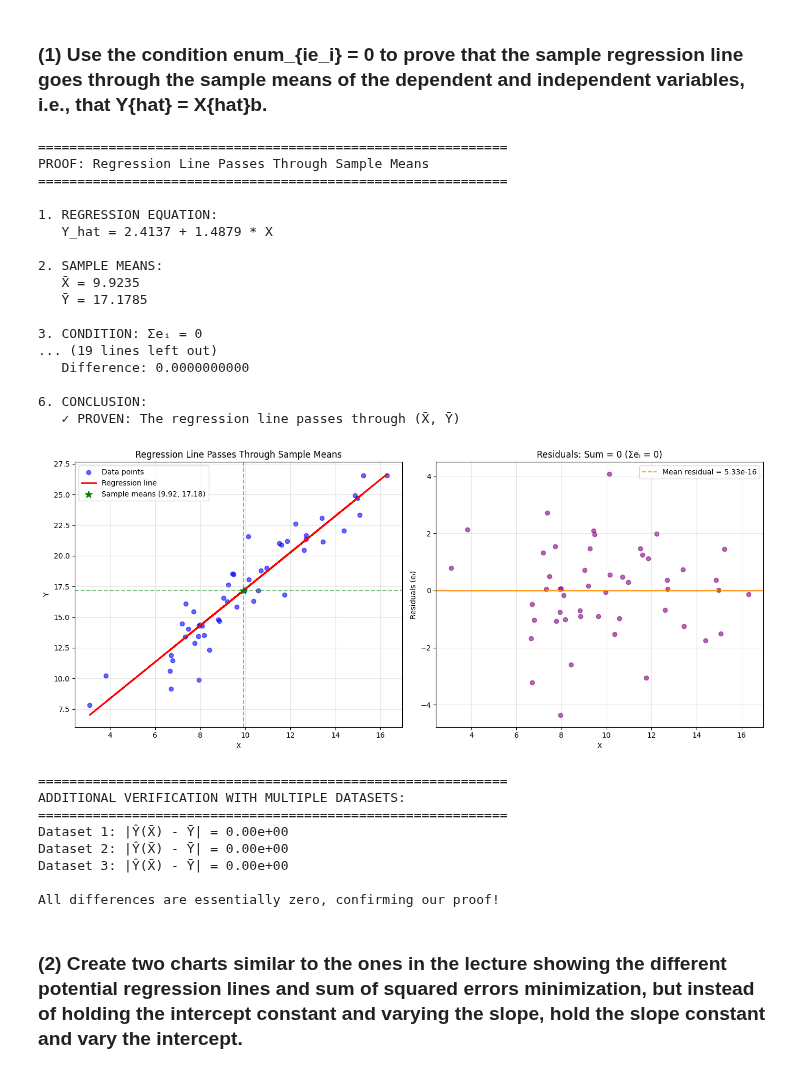
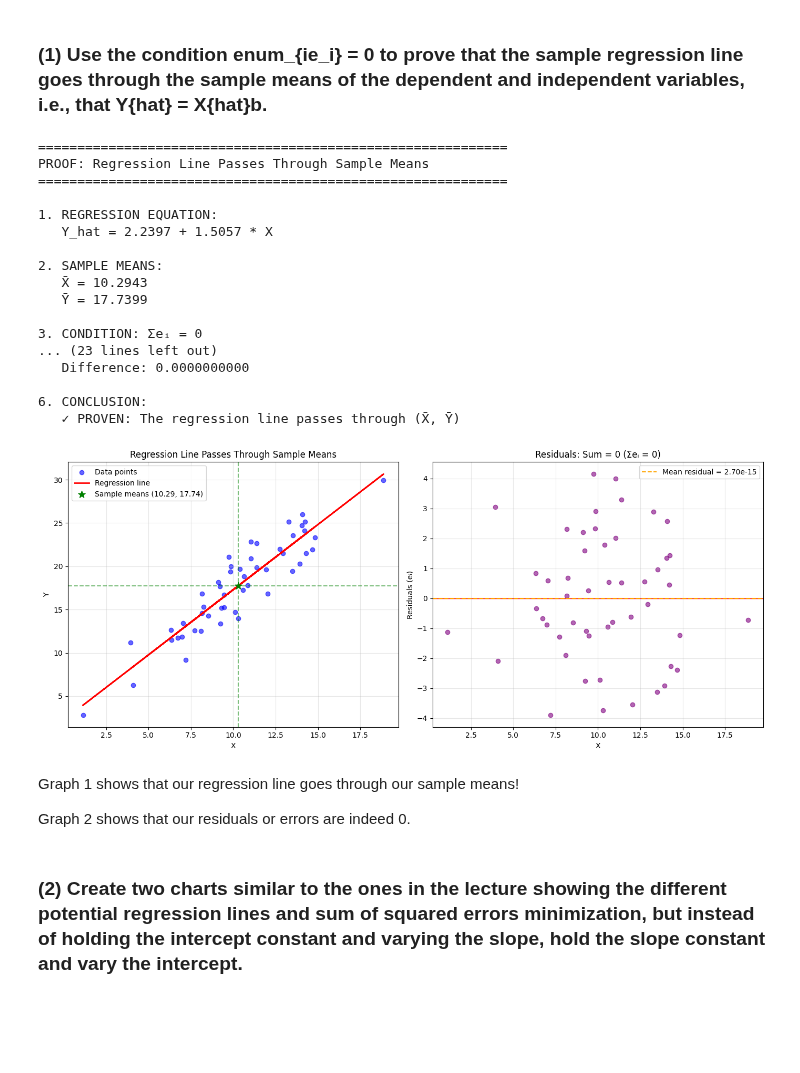
Before and after one commit to IanTaiAhn/econ6550, a Jupyter notebook: colab_assignments/Google_Colab_Assignment_3.ipynb, the cells around one changed output. Saved outputs shown, nothing was run; the diff lists cells and outputs as text; code cells hidden in the pictures; blank space fills up the shorter version.

Commit message:
added reasong for proof and working on 2

```diff
--- a/colab_assignments/Google_Colab_Assignment_3.ipynb
+++ b/colab_assignments/Google_Colab_Assignment_3.ipynb
@@ -12,7 +12,7 @@ from scipy.stats import pearsonr
 <h3>(1) Use the condition enum_{ie_i} = 0 to prove that the sample regression line goes through the sample means of the dependent and independent variables, i.e., that Y{hat} = X{hat}b.</h3>
 # %%
 # Generate sample data
-np.random.seed(1)
+np.random.seed(66)
 n = 50
 X = np.random.normal(10, 3, n)
 Y = 2 + 1.5 * X + np.random.normal(0, 2, n)
@@ -47,19 +47,25 @@ print(f"\n3. CONDITION: Σeᵢ = 0")
 sum_residuals = np.sum(residuals)
 print(f"   Sum of residuals = {sum_residuals:.10f}")
 print(f"   (Should be approximately 0)")
+print(f"   (Fancy way of saying my errors or residuals between my actual Y and predicted Y equal 0.)")
+
 
 print(f"\n4. MATHEMATICAL PROOF:")
 print("   Starting with the condition Σeᵢ = 0")
-print("   where eᵢ = Yᵢ - Ŷᵢ = Yᵢ - (b₀ + b₁Xᵢ)")
+print("   where eᵢ = Yᵢ - Ŷᵢ = Yᵢ - (b₀ + b₁Xᵢ), this basically says my residual or error is equal to y actual minues my y hat or predicted y. Then we substitute Y_hat with our linear regression equation.")
 print()
-print("   Σeᵢ = Σ(Yᵢ - b₀ - b₁Xᵢ) = 0")
-print("   ΣYᵢ - nb₀ - b₁ΣXᵢ = 0")
+print("   Σeᵢ = Σ(Yᵢ - b₀ - b₁Xᵢ) = 0, The residuals(eᵢ) get substituted with this equation since they are equal to each other. (Yᵢ - b₀ - b₁Xᵢ)")
+print("   ΣYᵢ - nb₀ - b₁ΣXᵢ = 0, Now we use summation properties to split our variables. This works due to basic algebra principals, aka we distributed the summation sign, and this works since b₀ & b₁ are constants.")
 print("   ΣYᵢ - nb₀ - b₁ΣXᵢ = 0")
 print()
 print("   Dividing by n:")
 print("   (ΣYᵢ/n) - b₀ - b₁(ΣXᵢ/n) = 0")
 print("   Ȳ - b₀ - b₁X̄ = 0")
 print("   Therefore: Ȳ = b₀ + b₁X̄")
+print("   n is the number of observations or data points we have currently. We divided by n since we are getting the summation of our data points meaning we are finding the mean(mean is total sum divided by count).")
+print("   Now we can see that we basically have our linear regression equation again, but it's solving for the mean Y, and utilizes the mean X.")
+print("   This was all possible due to our sum or residuals rule since we were able to substitute out the predicted values Ŷᵢ.")
+
 
 print(f"\n5. VERIFICATION:")
 Y_hat_at_means = b0 + b1 * X_mean
@@ -92,67 +98,41 @@ ax1.set_title('Regression Line Passes Through Sample Means')
 ax1.legend()
 ax1.grid(True, alpha=0.3)
 
 # Plot 2: Residuals
 ax2.scatter(X, residuals, alpha=0.6, color='purple')
 ax2.axhline(y=0, color='red', linestyle='-', linewidth=1)
 ax2.axhline(y=np.mean(residuals), color='orange', linestyle='--',
            label=f'Mean residual = {np.mean(residuals):.2e}')
 ax2.set_xlabel('X')
 ax2.set_ylabel('Residuals (eᵢ)')
 ax2.set_title('Residuals: Sum = 0 (Σeᵢ = 0)')
 ax2.legend()
 ax2.grid(True, alpha=0.3)
 
 plt.tight_layout()
 plt.show()
-
-print(f"\n" + "=" * 60)
-print("ADDITIONAL VERIFICATION WITH MULTIPLE DATASETS:")
-print("=" * 60)
-
-# Test with multiple random datasets
-for i in range(3):
-    np.random.seed(i + 100)
-    X_test = np.random.uniform(0, 20, 30)
-    Y_test = 5 + 2.3 * X_test + np.random.normal(0, 3, 30)
-
-    model_test = LinearRegression()
-    model_test.fit(X_test.reshape(-1, 1), Y_test)
-
-    X_mean_test = np.mean(X_test)
-    Y_mean_test = np.mean(Y_test)
-    Y_pred_at_mean = model_test.predict([[X_mean_test]])[0]
-
-    print(f"Dataset {i+1}: |Ŷ(X̄) - Ȳ| = {abs(Y_pred_at_mean - Y_mean_test):.2e}")
-
-print("\nAll differences are essentially zero, confirming our proof!")
 # %% [output]
 ============================================================
 PROOF: Regression Line Passes Through Sample Means
 ============================================================
 
 1. REGRESSION EQUATION:
-   Y_hat = 2.4137 + 1.4879 * X
+   Y_hat = 2.2397 + 1.5057 * X
 
 2. SAMPLE MEANS:
-   X̄ = 9.9235
-   Ȳ = 17.1785
+   X̄ = 10.2943
+   Ȳ = 17.7399
 
 3. CONDITION: Σeᵢ = 0
-... (19 lines left out)
+... (23 lines left out)
    Difference: 0.0000000000
 
 6. CONCLUSION:
    ✓ PROVEN: The regression line passes through (X̄, Ȳ)
-[figure, old version]
+[figure, new version]
-============================================================
-ADDITIONAL VERIFICATION WITH MULTIPLE DATASETS:
-============================================================
-Dataset 1: |Ŷ(X̄) - Ȳ| = 0.00e+00
-Dataset 2: |Ŷ(X̄) - Ȳ| = 0.00e+00
-Dataset 3: |Ŷ(X̄) - Ȳ| = 0.00e+00
-
-All differences are essentially zero, confirming our proof!
+# %% [markdown]
+<p>Graph 1 shows that our regression line goes through our sample means!</p>
+<p>Graph 2 shows that our residuals or errors are indeed 0.</p>
 # %% [markdown]
 <h3>(2) Create two charts similar to the ones in the lecture showing the different potential regression lines and sum of squared errors minimization, but instead of holding the intercept constant and varying the slope, hold the slope constant and vary the intercept.</h3>
 # %%
```
Also changed, not shown: parts of 2 cells of this notebook.
